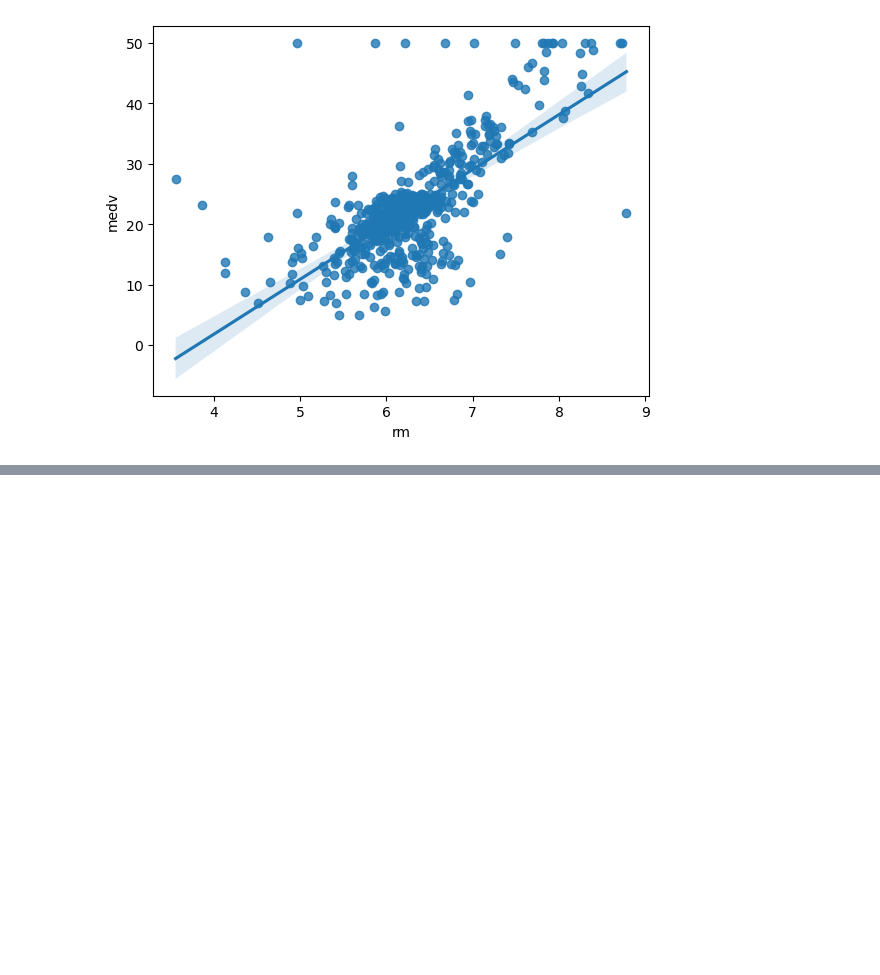
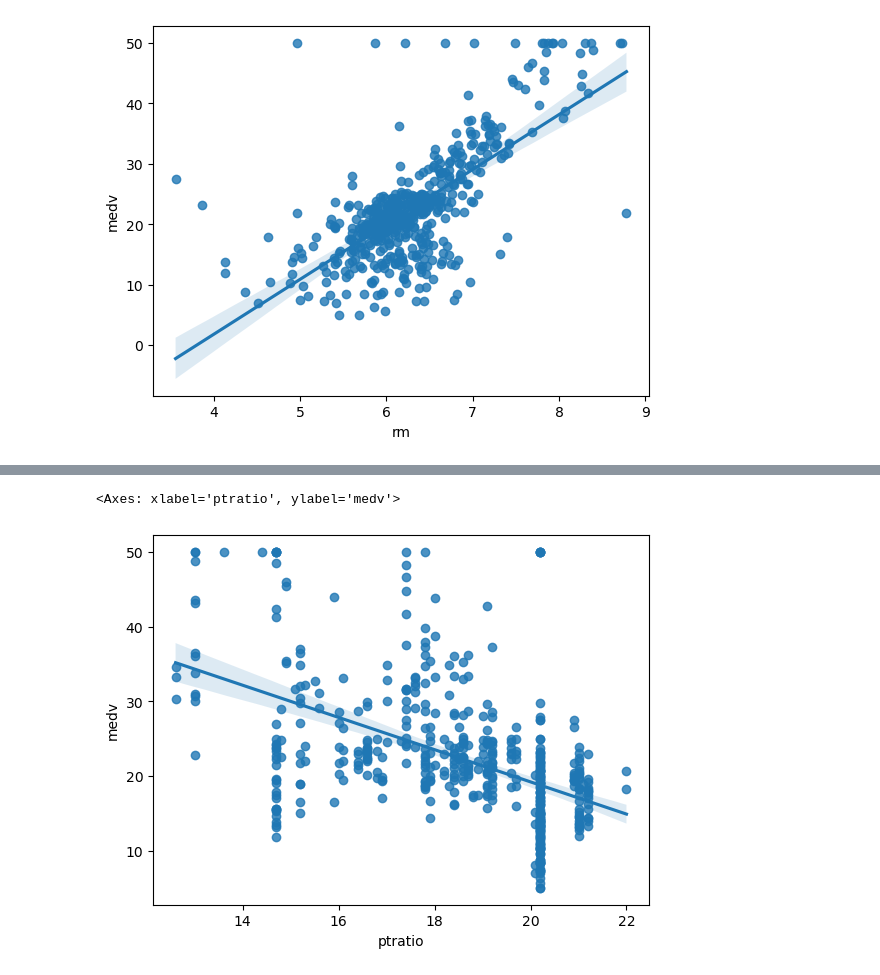
Before and after one commit to zacharias1219/data_science, a Jupyter notebook: Boston prediction/main.ipynb, the cells around one changed output, grey strips where cells are left out. Drawn from its saved outputs; the diff is of its cells as text; code cells hidden in the pictures; blank space fills up the shorter version.

```diff
--- a/Boston prediction/main.ipynb
+++ b/Boston prediction/main.ipynb
@@ -114,0 +120,5 @@ sns.regplot(x='rm',y='medv',data=data)
+# %%
+sns.regplot(x='ptratio',y='medv',data=data)
+# %% [output]
+<Axes: xlabel='ptratio', ylabel='medv'>
+[figure, added]
```
Also changed, not shown: parts of 6 cells of this notebook.
